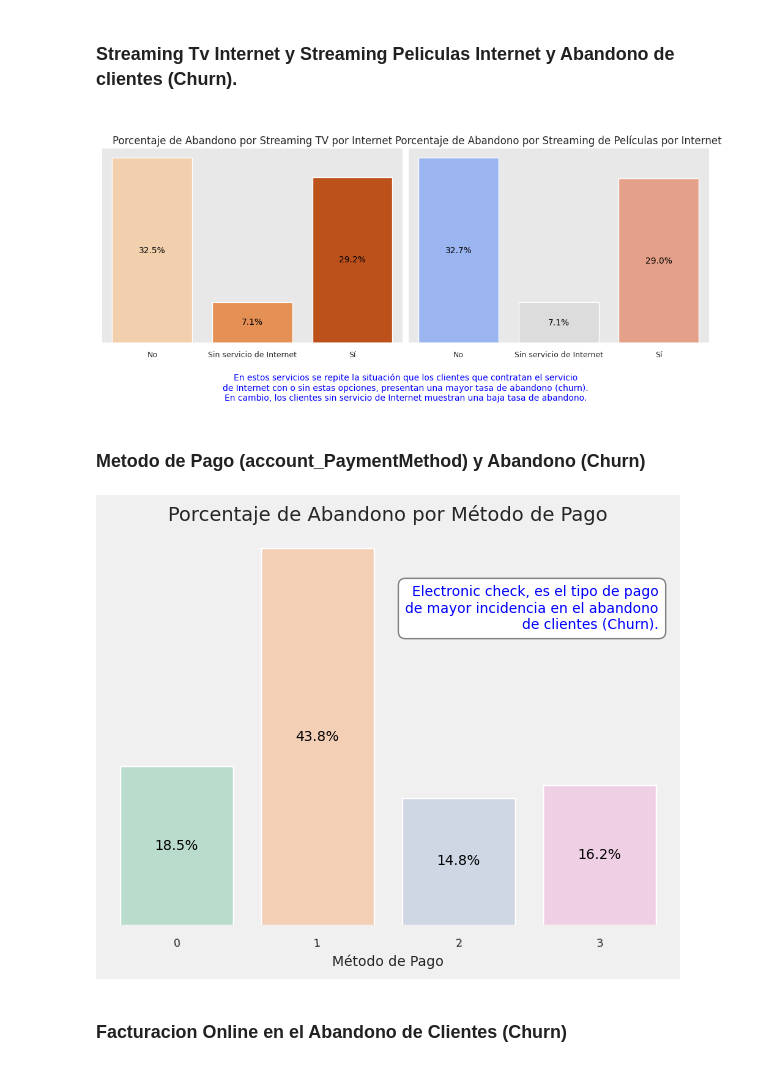
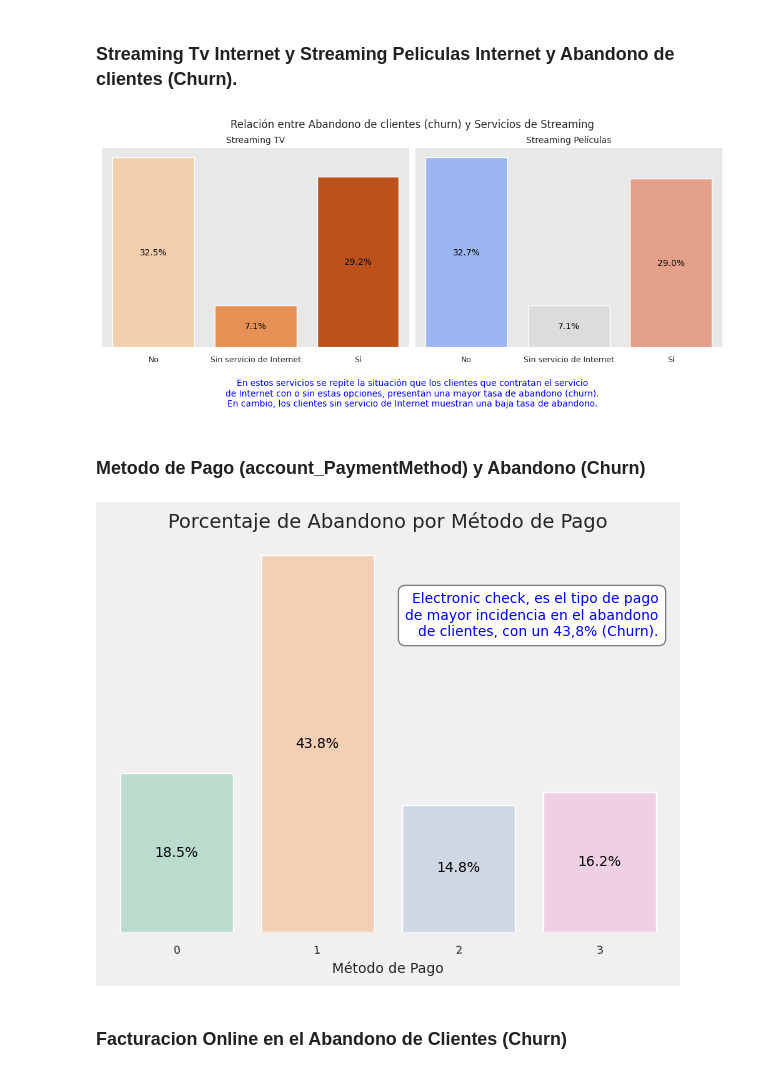
Before and after one commit to Gameto2025/Primer_Desafio_TelecomX, a Jupyter notebook: Primer_Desafio__TelecomX.ipynb, the cells around one changed output. Cells and saved outputs as stored; diff of their text form; code cells hidden in the pictures.

```diff
--- a/Primer_Desafio__TelecomX.ipynb
+++ b/Primer_Desafio__TelecomX.ipynb
@@ -1276,7 +1276,7 @@ df['Streaming_TV_Internet_etiqueta'] = df['Streaming_TV_Internet'].astype(str).r
 df['Streaming_peliculas_Internet_etiqueta'] = df['Streaming_peliculas_Internet'].astype(str).replace(etiquetas_personalizadas)
 
 cols = ['Streaming_TV_Internet_etiqueta', 'Streaming_peliculas_Internet_etiqueta']
-titulos = ['Streaming TV por Internet', 'Streaming de Películas por Internet']
+titulos = ['Streaming TV', 'Streaming Películas']
 paletas = ['Oranges', 'coolwarm']
 
 fig, axes = plt.subplots(1, 2, figsize=(10, 4), constrained_layout=True)
@@ -1292,36 +1292,36 @@ for i, col in enumerate(cols):
         hue=churn_percentages.index,
         palette=paletas[i],
         legend=False,
         ax=ax
     )
 
     for container in bars.containers:
         bars.bar_label(container, fmt='%.1f%%', label_type='center', color='black', fontsize=10)
 
-    ax.set_title(f'Porcentaje de Abandono por {titulos[i]}', fontsize=12)
+    ax.set_title(f'{titulos[i]}', fontsize=10)
     ax.set_xlabel('')
     ax.set_ylabel('Porcentaje de Clientes que Abandonan (%)', fontsize=10)
     plt.setp(ax.get_xticklabels(), ha='center', fontsize=9)
 
     ax.set_facecolor('#e8e8e8')
     ax.grid(False)
     ax.yaxis.set_visible(False)
     for spine in ax.spines.values():
         spine.set_visible(False)
 
 texto = (
     "En estos servicios se repite la situación que los clientes que contratan el servicio\n"
     "de Internet con o sin estas opciones, presentan una mayor tasa de abandono (churn).\n"
     "En cambio, los clientes sin servicio de Internet muestran una baja tasa de abandono."
 )
 
-fig.suptitle(' ', fontsize=12)
+fig.suptitle('Relación entre Abandono de clientes (churn) y Servicios de Streaming', fontsize=12)
 fig.text(0.5, -0.05, texto, ha='center', va='top', fontsize=10, color='blue',
          bbox=dict(facecolor='white', edgecolor='none', boxstyle='round,pad=0.5'))
 
 plt.show()
 # %% [output]
-[figure, old version]
+[figure, new version]
 # %% [markdown]
 ###  Metodo de Pago (account_PaymentMethod) y Abandono (Churn)
 # %%
@@ -1355,7 +1355,7 @@ plt.xticks(rotation=5, ha='center', fontsize=8)
 texto = (
     "Electronic check, es el tipo de pago\n"
     "de mayor incidencia en el abandono\n"
-    "de clientes (Churn)."
+    "de clientes, con un 43,8% (Churn)."
 )
 ax.text(
     0.98, 0.8, texto,
@@ -1368,7 +1368,7 @@ ax.text(
 plt.tight_layout()
 plt.show()
 # %% [output]
-[figure, old version]
+[figure, new version]
 # %% [markdown]
 ### Facturacion Online en el Abandono de Clientes (Churn)
 # %%
```
Also changed, not shown: parts of 14 cells of this notebook.
